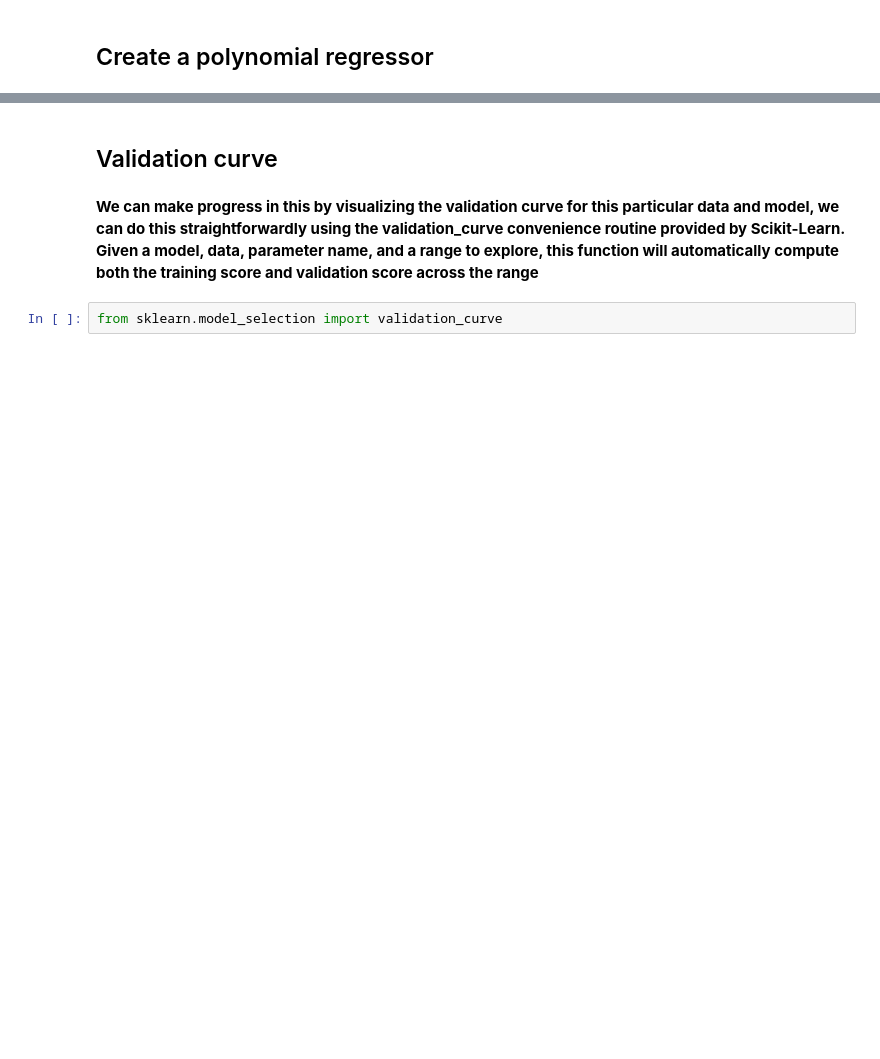
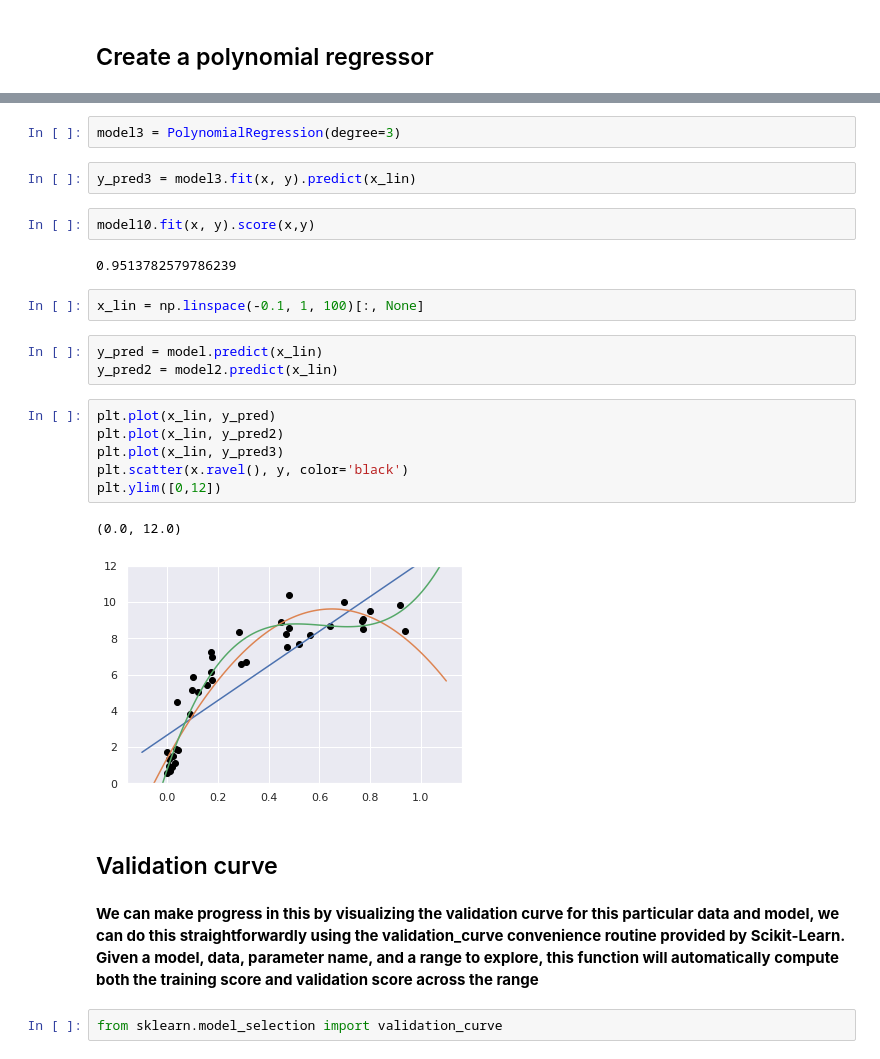
Before and after one commit to ironhack-bcn-data-pt/notebooks, a Jupyter notebook: 19.1.1.Validation_curves.ipynb, the cells around one changed output, grey strips where cells are left out. Saved outputs shown, nothing was run; the diff lists cells and outputs as text; blank space fills up the shorter version.

```diff
--- a/19.1.1.Validation_curves.ipynb
+++ b/19.1.1.Validation_curves.ipynb
@@ -33,3 +82,25 @@ from sklearn.pipeline import make_pipeline
+# %%
+model3 = PolynomialRegression(degree=3)
+# %%
+y_pred3 = model3.fit(x, y).predict(x_lin)
+# %%
+model10.fit(x, y).score(x,y)
+# %% [output]
+0.9513782579786239
+# %%
+x_lin = np.linspace(-0.1, 1, 100)[:, None]
+# %%
+y_pred = model.predict(x_lin)
+y_pred2 = model2.predict(x_lin)
+# %%
+plt.plot(x_lin, y_pred)
+plt.plot(x_lin, y_pred2)
+plt.plot(x_lin, y_pred3)
+plt.scatter(x.ravel(), y, color='black')
+plt.ylim([0,12])
+# %% [output]
+(0.0, 12.0)
+[figure, added]
 # %% [markdown]
 ## Validation curve
 # %% [markdown]
```
Also changed, not shown: parts of 25 cells of this notebook.
